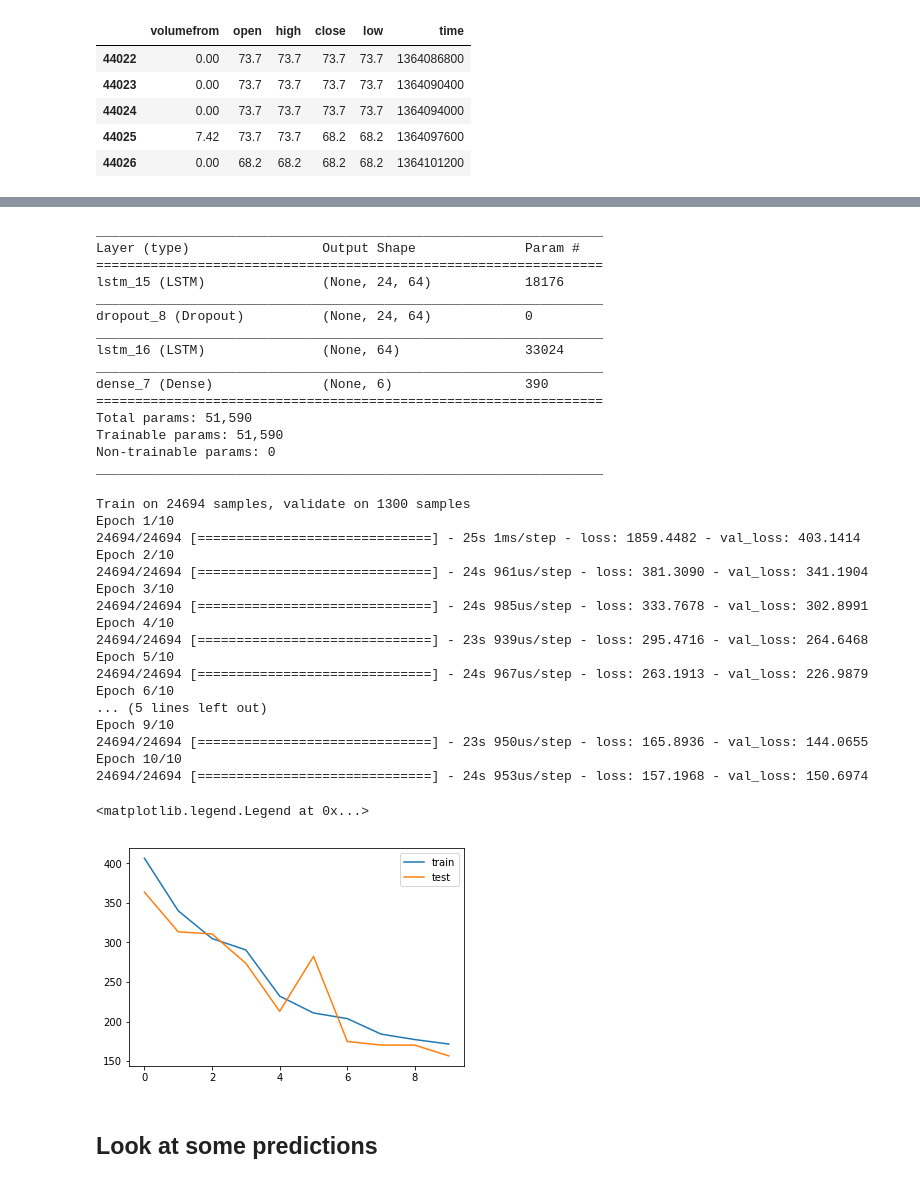
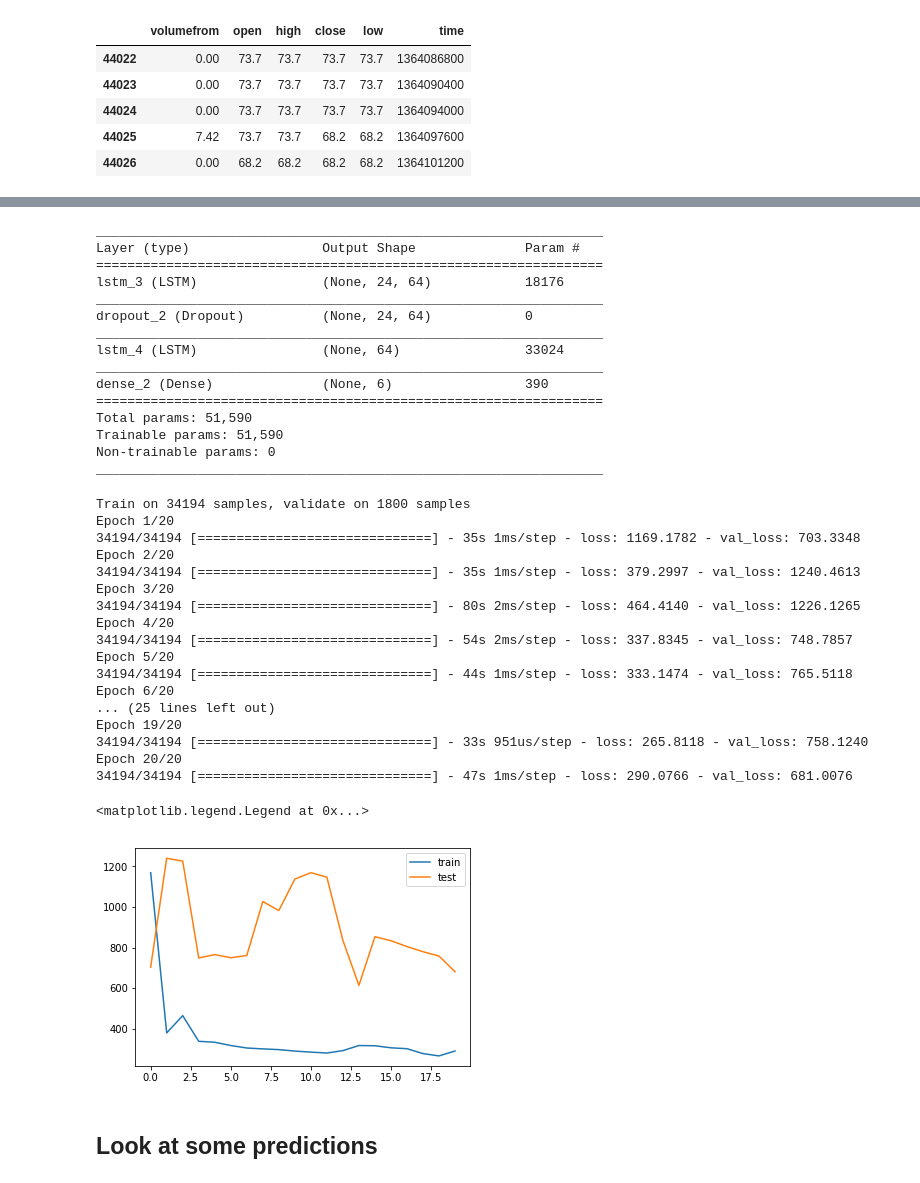
Before and after one commit to daniel-cortez-stevenson/crypto-predict, a Jupyter notebook: notebooks/model_dev.ipynb, the cells around one changed output, grey strips where cells are left out. Drawn from its saved outputs; the diff is of its cells as text; code cells hidden in the pictures.

```diff
--- a/notebooks/model_dev.ipynb
+++ b/notebooks/model_dev.ipynb
@@ -117,8 +165,11 @@ X_test = scaler.transform(X_test)
 # %%
+"""
+Have to reshape the model into a 3D array to fit the RNN Model.
+"""
 def shape_model_data(data, n_features):
     model_data = data.reshape((data.shape[0], INPUT_HOURS, n_features))
     return model_data
-X_train_3D = shape_model_data(X_train, N_FEATURES)
-X_test_3D = shape_model_data(X_test, N_FEATURES)
+X_train_3D = shape_model_data(X_train_scaled, N_FEATURES)
+X_test_3D = shape_model_data(X_test_scaled, N_FEATURES)
 X_train_3D[0,:,:]
 # %% [output]
@@ -155,59 +215,63 @@ def lstm_model(input_shape, num_outputs):
 # %%
-model = lstm_model(X_train_3D.shape[1:], PREDICT_HOURS)
-model.summary()
+rnn_model = lstm_model(X_train_3D.shape[1:], PREDICT_HOURS)
+rnn_model.summary()
 # %% [output]
 _________________________________________________________________
 Layer (type)                 Output Shape              Param #
 =================================================================
-lstm_15 (LSTM)               (None, 24, 64)            18176
+lstm_3 (LSTM)                (None, 24, 64)            18176
 _________________________________________________________________
-dropout_8 (Dropout)          (None, 24, 64)            0
+dropout_2 (Dropout)          (None, 24, 64)            0
 _________________________________________________________________
-lstm_16 (LSTM)               (None, 64)                33024
+lstm_4 (LSTM)                (None, 64)                33024
 _________________________________________________________________
-dense_7 (Dense)              (None, 6)                 390
+dense_2 (Dense)              (None, 6)                 390
 =================================================================
 Total params: 51,590
 Trainable params: 51,590
 Non-trainable params: 0
 _________________________________________________________________
 # %%
-N_EPOCHS = 10
+N_EPOCHS = 20
 BATCH_SIZE = 128
 # %%
-from keras.optimizers import Adam
-model.compile(loss='mae', optimizer=Adam(lr=0.0001))
+"""
+Compile and fit model.
+"""
+rnn_model.compile(loss='mae', optimizer=Adam(lr=0.0001))
 
-fit = model.fit(X_train_3D, Y_train,
+fit = rnn_model.fit(X_train_3D, Y_train,
                     epochs=N_EPOCHS,
                     batch_size=BATCH_SIZE,
                     validation_data=(X_test_3D, Y_test))
 # %% [output]
-Train on 24694 samples, validate on 1300 samples
-Epoch 1/10
-24694/24694 [==============================] - 25s 1ms/step - loss: 1859.4482 - val_loss: 403.1414
-Epoch 2/10
-24694/24694 [==============================] - 24s 961us/step - loss: 381.3090 - val_loss: 341.1904
-Epoch 3/10
-24694/24694 [==============================] - 24s 985us/step - loss: 333.7678 - val_loss: 302.8991
-Epoch 4/10
-24694/24694 [==============================] - 23s 939us/step - loss: 295.4716 - val_loss: 264.6468
-Epoch 5/10
-24694/24694 [==============================] - 24s 967us/step - loss: 263.1913 - val_loss: 226.9879
-Epoch 6/10
-... (5 lines left out)
-Epoch 9/10
-24694/24694 [==============================] - 23s 950us/step - loss: 165.8936 - val_loss: 144.0655
-Epoch 10/10
-24694/24694 [==============================] - 24s 953us/step - loss: 157.1968 - val_loss: 150.6974
+Train on 34194 samples, validate on 1800 samples
+Epoch 1/20
+34194/34194 [==============================] - 35s 1ms/step - loss: 1169.1782 - val_loss: 703.3348
+Epoch 2/20
+34194/34194 [==============================] - 35s 1ms/step - loss: 379.2997 - val_loss: 1240.4613
+Epoch 3/20
+34194/34194 [==============================] - 80s 2ms/step - loss: 464.4140 - val_loss: 1226.1265
+Epoch 4/20
+34194/34194 [==============================] - 54s 2ms/step - loss: 337.8345 - val_loss: 748.7857
+Epoch 5/20
+34194/34194 [==============================] - 44s 1ms/step - loss: 333.1474 - val_loss: 765.5118
+Epoch 6/20
+... (25 lines left out)
+Epoch 19/20
+34194/34194 [==============================] - 33s 951us/step - loss: 265.8118 - val_loss: 758.1240
+Epoch 20/20
+34194/34194 [==============================] - 47s 1ms/step - loss: 290.0766 - val_loss: 681.0076
 # %%
-import matplotlib.pyplot as plt
+"""
+Check out loss from train and dev sets
+"""
 plt.plot(fit.history['loss'], label='train')
 plt.plot(fit.history['val_loss'], label='test')
 plt.legend()
 # %% [output]
 <matplotlib.legend.Legend at 0x...>
-[figure, old version]
+[figure, new version]
 # %% [markdown]
 ## Look at some predictions
 # %%
```
Also changed, not shown: parts of 26 cells of this notebook, 1 other file.
